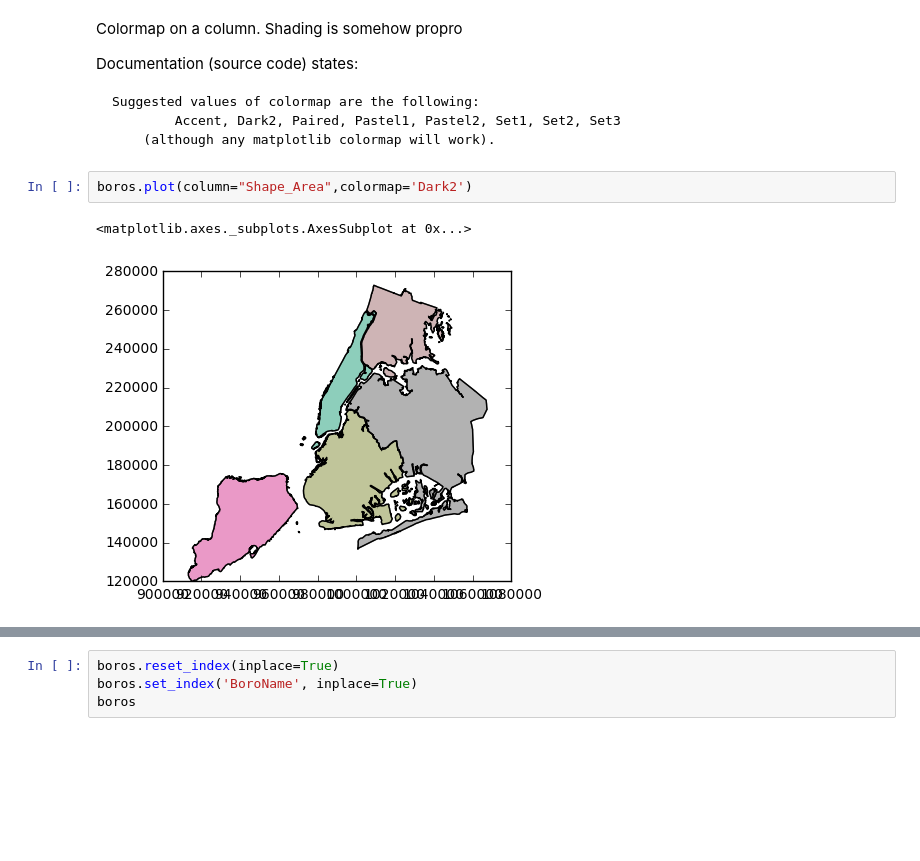
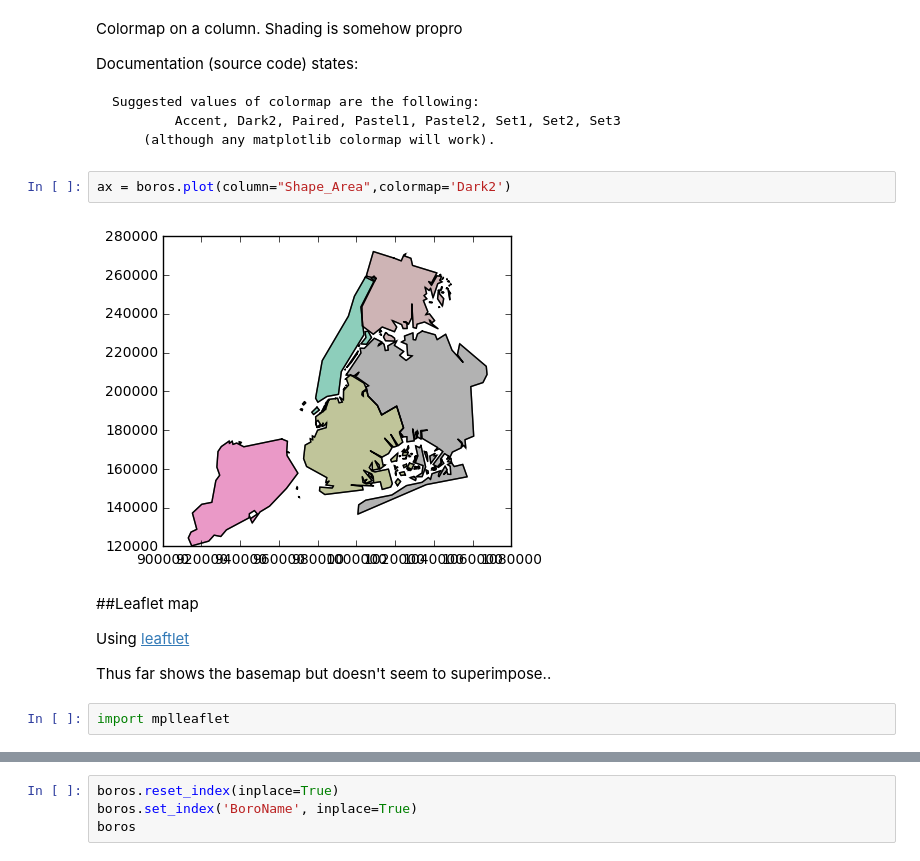
Before and after one commit to jhconning/GeoPanLearn, a Jupyter notebook: GeoDataFrame.ipynb, the cells around one changed output, grey strips where cells are left out. Drawn from its saved outputs; the diff is of its cells as text; blank space fills up the shorter version.

Commit message:
Added Leaflet map use
toward middle of ipython notebook

```diff
--- a/GeoDataFrame.ipynb
+++ b/GeoDataFrame.ipynb
@@ -58,7 +58,14 @@ Documentation (source code) states:
             Accent, Dark2, Paired, Pastel1, Pastel2, Set1, Set2, Set3
         (although any matplotlib colormap will work).
 # %%
-boros.plot(column="Shape_Area",colormap='Dark2')
+ax = boros.plot(column="Shape_Area",colormap='Dark2')
 # %% [output]
-<matplotlib.axes._subplots.AxesSubplot at 0x...>
-[figure, old version]
+[figure, new version]
+# %% [markdown]
+##Leaflet map
+
+Using [leaftlet](https://github.com/jwass/mplleaflet)
+
+Thus far shows the basemap but doesn't seem to superimpose..
+# %%
+import mplleaflet
```
Also changed, not shown: parts of 2 cells of this notebook.
